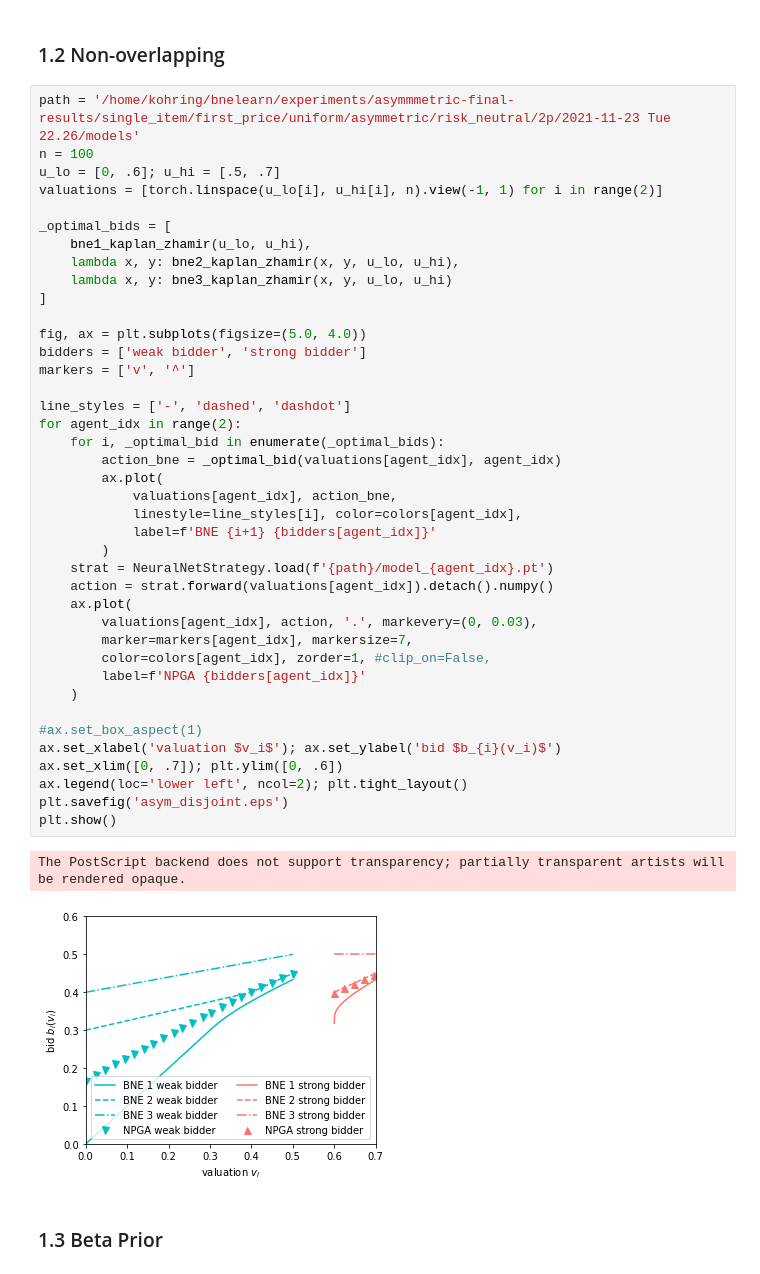
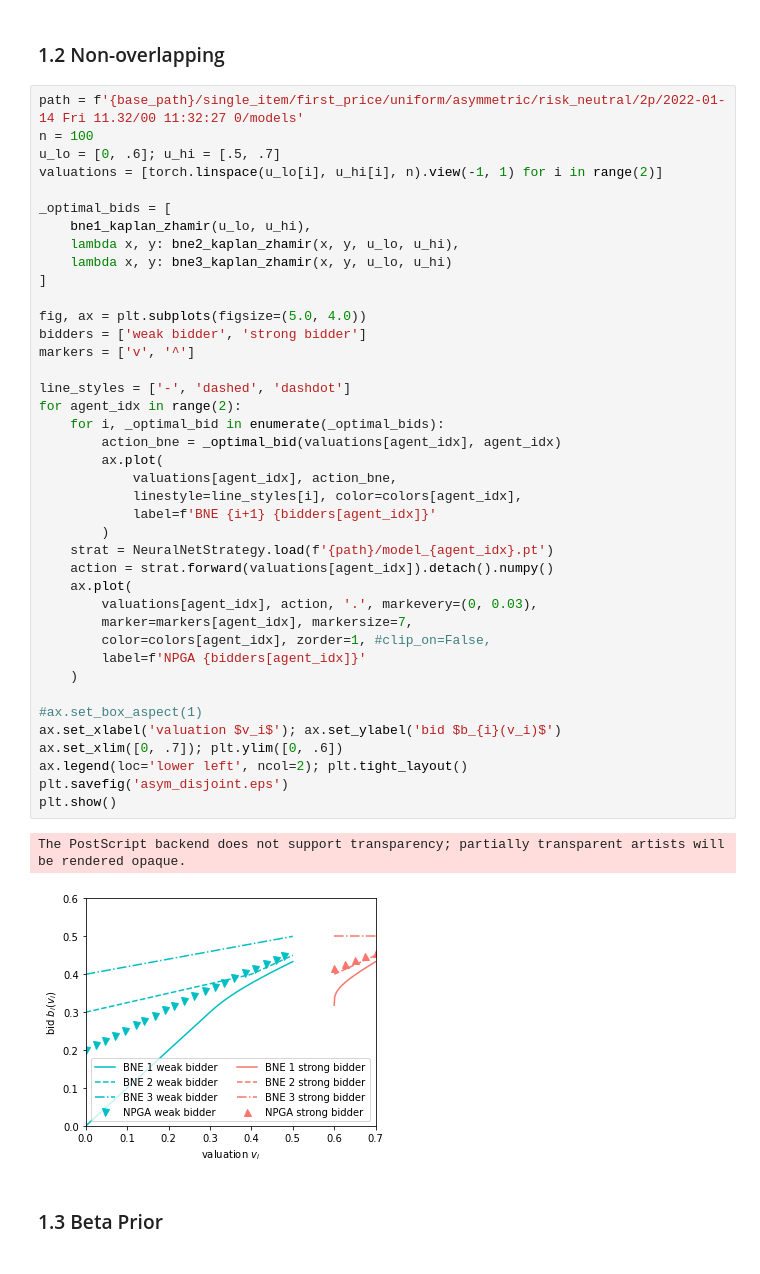
Before and after one commit to heidekrueger/bnelearn, a Jupyter notebook: notebooks/Bid-Functions-Asymmetric.ipynb, the cells around one changed output. Drawn from its saved outputs; the diff is of its cells as text.

Commit message:
minor plotting change

```diff
--- a/notebooks/Bid-Functions-Asymmetric.ipynb
+++ b/notebooks/Bid-Functions-Asymmetric.ipynb
@@ -66,7 +68,7 @@ The PostScript backend does not support transparency; partially transparent arti
 # %% [markdown]
 ### 1.2 Non-overlapping
 # %%
-path = '/home/kohring/bnelearn/experiments/asymmmetric-final-results/single_item/first_price/uniform/asymmetric/risk_neutral/2p/2021-11-23 Tue 22.26/models'
+path = f'{base_path}/single_item/first_price/uniform/asymmetric/risk_neutral/2p/2022-01-14 Fri 11.32/00 11:32:27 0/models'
 n = 100
 u_lo = [0, .6]; u_hi = [.5, .7]
 valuations = [torch.linspace(u_lo[i], u_hi[i], n).view(-1, 1) for i in range(2)]
@@ -80,33 +82,33 @@ _optimal_bids = [
 fig, ax = plt.subplots(figsize=(5.0, 4.0))
 bidders = ['weak bidder', 'strong bidder']
 markers = ['v', '^']
 
 line_styles = ['-', 'dashed', 'dashdot']
 for agent_idx in range(2):
     for i, _optimal_bid in enumerate(_optimal_bids):
         action_bne = _optimal_bid(valuations[agent_idx], agent_idx)
         ax.plot(
             valuations[agent_idx], action_bne,
             linestyle=line_styles[i], color=colors[agent_idx],
             label=f'BNE {i+1} {bidders[agent_idx]}'
         )
     strat = NeuralNetStrategy.load(f'{path}/model_{agent_idx}.pt')
     action = strat.forward(valuations[agent_idx]).detach().numpy()
     ax.plot(
         valuations[agent_idx], action, '.', markevery=(0, 0.03),
         marker=markers[agent_idx], markersize=7,
         color=colors[agent_idx], zorder=1, #clip_on=False,
         label=f'NPGA {bidders[agent_idx]}'
     )
 
 #ax.set_box_aspect(1)
 ax.set_xlabel('valuation $v_i$'); ax.set_ylabel('bid $b_{i}(v_i)$')
 ax.set_xlim([0, .7]); plt.ylim([0, .6])
 ax.legend(loc='lower left', ncol=2); plt.tight_layout()
 plt.savefig('asym_disjoint.eps')
 plt.show()
 # %% [output]
 The PostScript backend does not support transparency; partially transparent artists will be rendered opaque.
-[figure, old version]
+[figure, new version]
 # %% [markdown]
 ### 1.3 Beta Prior
```
Also changed, not shown: parts of 6 cells of this notebook.
